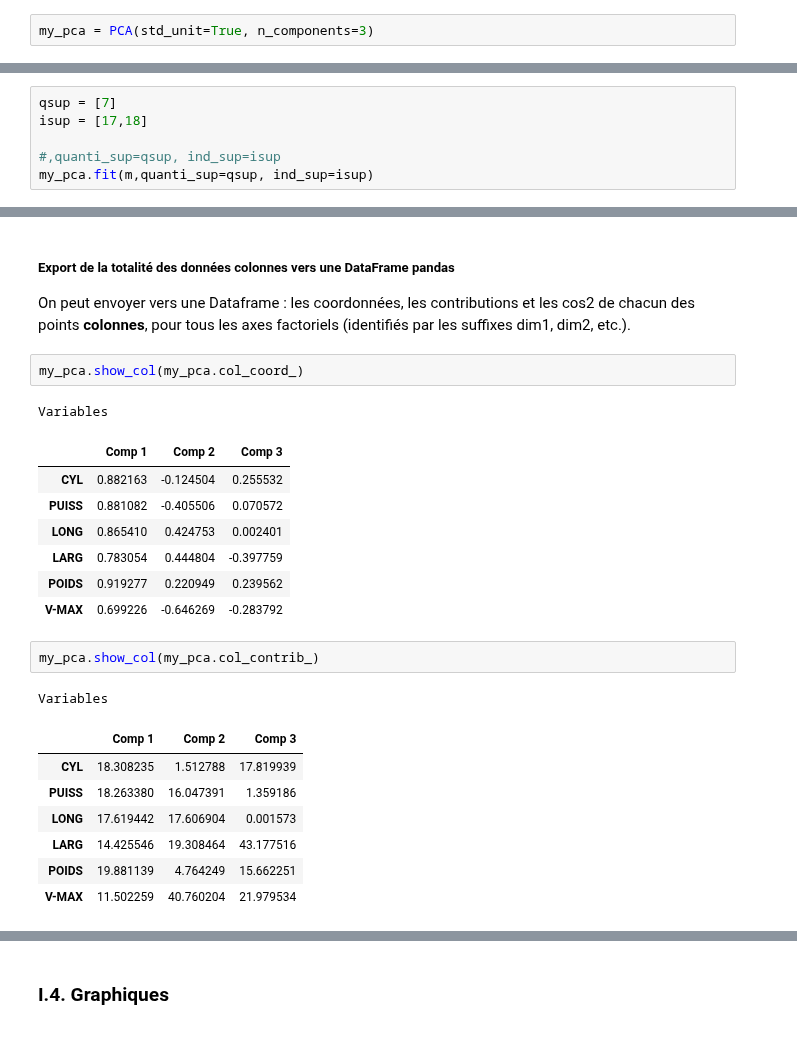
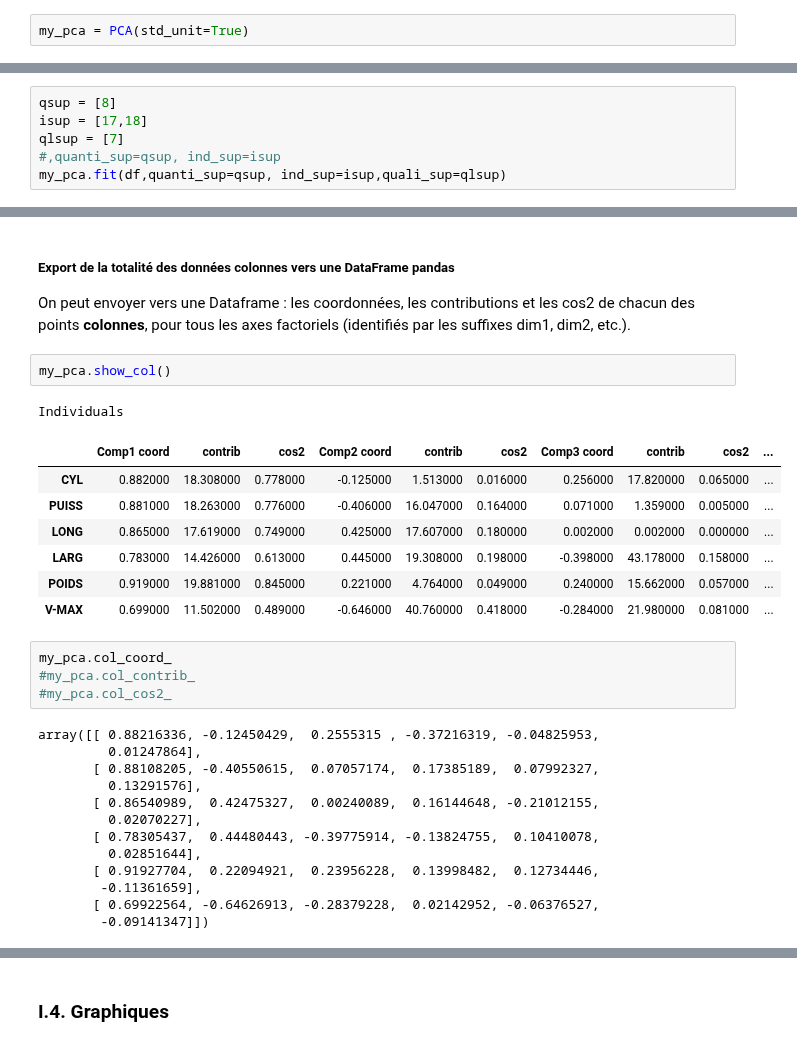
Before and after one commit to BKR1234/ProjetACP, a Jupyter notebook: new.ipynb, the cells around one changed output, grey strips where cells are left out. Cells and saved outputs as stored; diff of their text form.

```diff
--- a/new.ipynb
+++ b/new.ipynb
@@ -91,14 +65,14 @@ m
 </p>
 <p>Par défaut, la valeur du paramètre <i>std_unit</i> est fixée à True, car c'est le cas le plus courant.</p>
 # %%
-my_pca = PCA(std_unit=True, n_components=3)
+my_pca = PCA(std_unit=True)
 # %% [markdown]
 On estime le modèle en appliquant la méthode <i>fit</i> de la classe PCA sur le jeu de données.
 # %%
-qsup = [7]
+qsup = [8]
 isup = [17,18]
-
+qlsup = [7]
 #,quanti_sup=qsup, ind_sup=isup
-my_pca.fit(m,quanti_sup=qsup, ind_sup=isup)
+my_pca.fit(df,quanti_sup=qsup, ind_sup=isup,quali_sup=qlsup)
 # %% [output]
 PCA(col_labels=Index(['CYL', 'PUISS', 'LONG', 'LARG', 'POIDS', 'V-MAX'], dtype='object'),
@@ -306,24 +253,30 @@ Individuals
 <h5>Export de la totalité des données colonnes vers une DataFrame pandas</h5>
 <p>On peut envoyer vers une Dataframe : les coordonnées, les contributions et les cos2 de chacun des points <b>colonnes</b>, pour tous les axes factoriels (identifiés par les suffixes dim1, dim2, etc.).</p>
 # %%
-my_pca.show_col(my_pca.col_coord_)
+my_pca.show_col()
 # %% [output]
-Variables
+Individuals
-|  | Comp 1 | Comp 2 | Comp 3 |
-| CYL | 0.882163 | -0.124504 | 0.255532 |
-| PUISS | 0.881082 | -0.405506 | 0.070572 |
-| LONG | 0.865410 | 0.424753 | 0.002401 |
-| LARG | 0.783054 | 0.444804 | -0.397759 |
-| POIDS | 0.919277 | 0.220949 | 0.239562 |
-| V-MAX | 0.699226 | -0.646269 | -0.283792 |
+|  | Comp1 coord | contrib | cos2 | Comp2 coord | contrib | cos2 | Comp3 coord | contrib | cos2 | ... |
+| CYL | 0.882000 | 18.308000 | 0.778000 | -0.125000 | 1.513000 | 0.016000 | 0.256000 | 17.820000 | 0.065000 | ... |
+| PUISS | 0.881000 | 18.263000 | 0.776000 | -0.406000 | 16.047000 | 0.164000 | 0.071000 | 1.359000 | 0.005000 | ... |
+| LONG | 0.865000 | 17.619000 | 0.749000 | 0.425000 | 17.607000 | 0.180000 | 0.002000 | 0.002000 | 0.000000 | ... |
+| LARG | 0.783000 | 14.426000 | 0.613000 | 0.445000 | 19.308000 | 0.198000 | -0.398000 | 43.178000 | 0.158000 | ... |
+| POIDS | 0.919000 | 19.881000 | 0.845000 | 0.221000 | 4.764000 | 0.049000 | 0.240000 | 15.662000 | 0.057000 | ... |
+| V-MAX | 0.699000 | 11.502000 | 0.489000 | -0.646000 | 40.760000 | 0.418000 | -0.284000 | 21.980000 | 0.081000 | ... |
 # %%
-my_pca.show_col(my_pca.col_contrib_)
+my_pca.col_coord_
+#my_pca.col_contrib_
+#my_pca.col_cos2_
 # %% [output]
-Variables
+array([[ 0.88216336, -0.12450429,  0.2555315 , -0.37216319, -0.04825953,
+         0.01247864],
+       [ 0.88108205, -0.40550615,  0.07057174,  0.17385189,  0.07992327,
+         0.13291576],
+       [ 0.86540989,  0.42475327,  0.00240089,  0.16144648, -0.21012155,
+         0.02070227],
+       [ 0.78305437,  0.44480443, -0.39775914, -0.13824755,  0.10410078,
+         0.02851644],
+       [ 0.91927704,  0.22094921,  0.23956228,  0.13998482,  0.12734446,
+        -0.11361659],
+       [ 0.69922564, -0.64626913, -0.28379228,  0.02142952, -0.06376527,
+        -0.09141347]])
-|  | Comp 1 | Comp 2 | Comp 3 |
-| CYL | 18.308235 | 1.512788 | 17.819939 |
-| PUISS | 18.263380 | 16.047391 | 1.359186 |
-| LONG | 17.619442 | 17.606904 | 0.001573 |
-| LARG | 14.425546 | 19.308464 | 43.177516 |
-| POIDS | 19.881139 | 4.764249 | 15.662251 |
-| V-MAX | 11.502259 | 40.760204 | 21.979534 |
```
Also changed, not shown: parts of 21 cells of this notebook, 3 other files.
